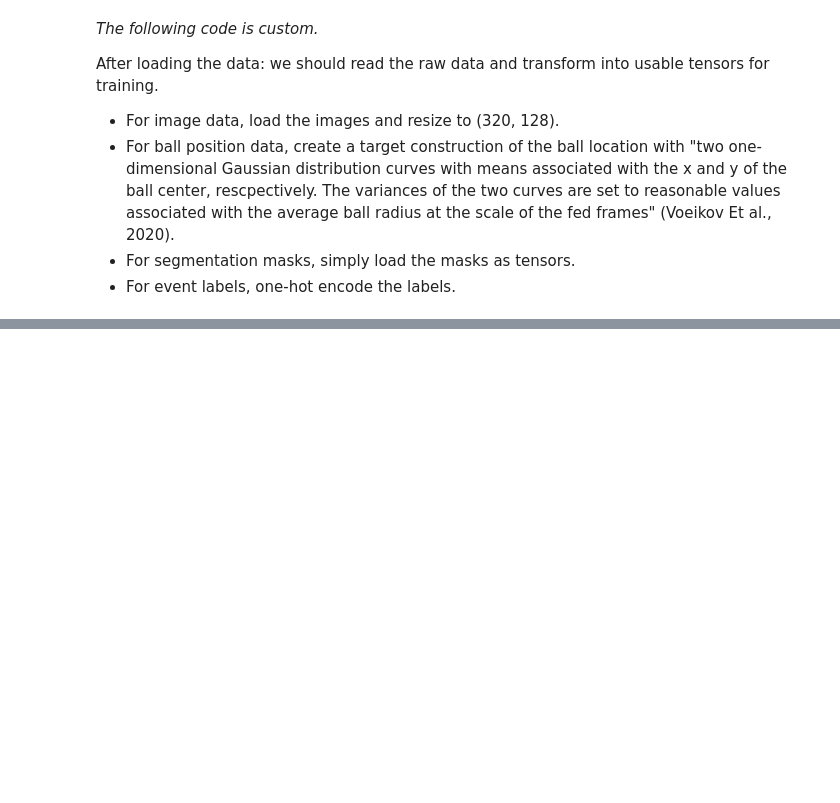
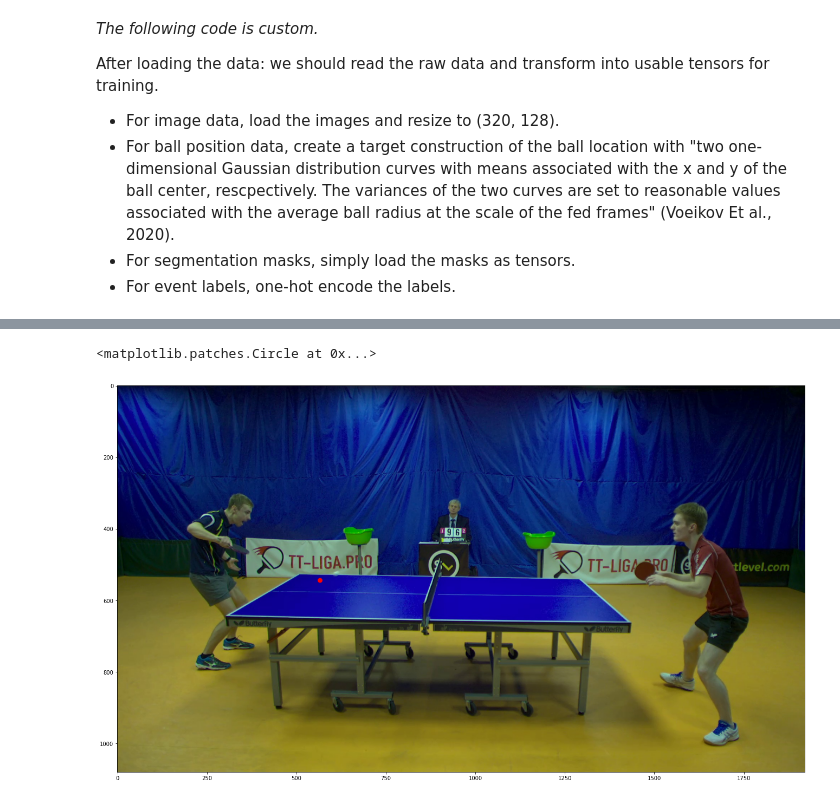
Before and after one commit to IdeaKing/TTNet-Tensorflow, a Jupyter notebook: training.ipynb, the cells around one changed output, grey strips where cells are left out. Saved outputs shown, nothing was run; the diff lists cells and outputs as text; code cells hidden in the pictures; blank space fills up the shorter version.

```diff
--- a/training.ipynb
+++ b/training.ipynb
@@ -147,0 +265,9 @@ After loading the data: we should read the raw data and transform into usable te
+# %%
+figure = plt.figure(figsize=(50, 100))
+figure.add_subplot(1, 2, 1)
+plt.imshow(plt.imread(raw_data[0][0][8]))
+ball = plt.Circle((raw_data[0][1][1], raw_data[0][1][0]), radius=sigma*10, color="red")
+plt.gca().add_artist(ball)
+# %% [output]
+<matplotlib.patches.Circle at 0x...>
+[figure, added]
```
Also changed, not shown: parts of 21 cells of this notebook.
